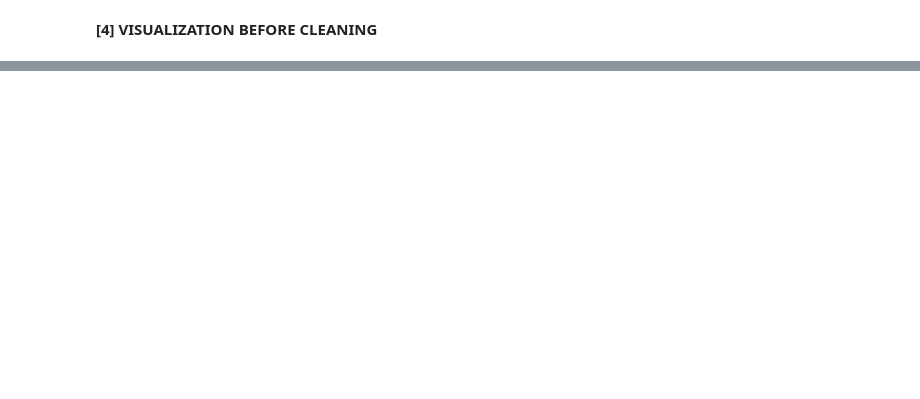
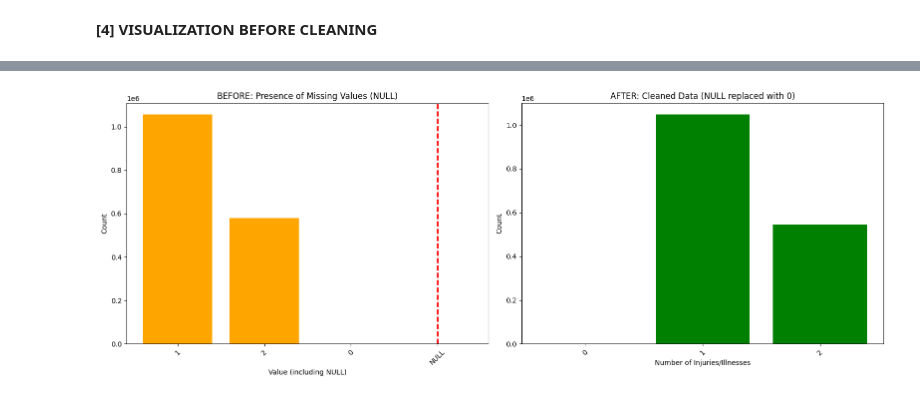
Before and after one commit to rhonaeloisa/risk.IT.all, a Jupyter notebook: risk.IT.all.ipynb, the cells around one changed output, grey strips where cells are left out. Drawn from its saved outputs; the diff is of its cells as text; code cells hidden in the pictures; blank space fills up the shorter version.

```diff
--- a/risk.IT.all.ipynb
+++ b/risk.IT.all.ipynb
@@ -1152,0 +1657,61 @@ plt.show()
+# %%
+#df_cleanedNull_3
+#Clean no_injuries_illnesses null
+
+df_cleanedNull_3 = df_cleanedNull_2.fillna({
+    "no_injuries_illnesses": 0
+})
+
+before_non_nulls_pd = df_SValid.filter(
+    F.col("no_injuries_illnesses").isNotNull()
+).groupBy("no_injuries_illnesses").count().toPandas()
+
+before_null_count = df_SValid.filter(
+    F.col("no_injuries_illnesses").isNull()
+).count()
+
+before_non_nulls_pd["val"] = before_non_nulls_pd["no_injuries_illnesses"].astype(str)
+
+before_plot = before_non_nulls_pd[["val", "count"]].copy()
+
+# explicitly add NULL category if exists
+if before_null_count > 0:
+    before_plot = pd.concat([
+        before_plot,
+        pd.DataFrame([{"val": "NULL", "count": before_null_count}])
+    ], ignore_index=True)
+
+after_pd = df_cleanedNull_3.select("no_injuries_illnesses").toPandas()
+
+after_counts = after_pd["no_injuries_illnesses"].value_counts().sort_index()
+
+#plotting
+fig, ax = plt.subplots(1, 2, figsize=(16, 6))
+
+#before
+ax[0].bar(before_plot["val"], before_plot["count"], color="orange")
+ax[0].set_title("BEFORE: Presence of Missing Values (NULL)")
+ax[0].set_xlabel("Value (including NULL)")
+ax[0].set_ylabel("Count")
+ax[0].tick_params(axis='x', rotation=45)
+
+#highlight NULL visually
+if "NULL" in before_plot["val"].values:
+    ax[0].axvline(
+        x=list(before_plot["val"]).index("NULL"),
+        color="red",
+        linestyle="--",
+        linewidth=2
+    )
+
+#after
+ax[1].bar(after_counts.index.astype(str), after_counts.values, color="green")
+ax[1].set_title("AFTER: Cleaned Data (NULL replaced with 0)")
+ax[1].set_xlabel("Number of Injuries/Illnesses")
+ax[1].set_ylabel("Count")
+ax[1].tick_params(axis='x', rotation=45)
+
+plt.tight_layout()
+plt.show()
+# %% [output]
+[figure, added]
```
Also changed, not shown: parts of 109 cells of this notebook.
